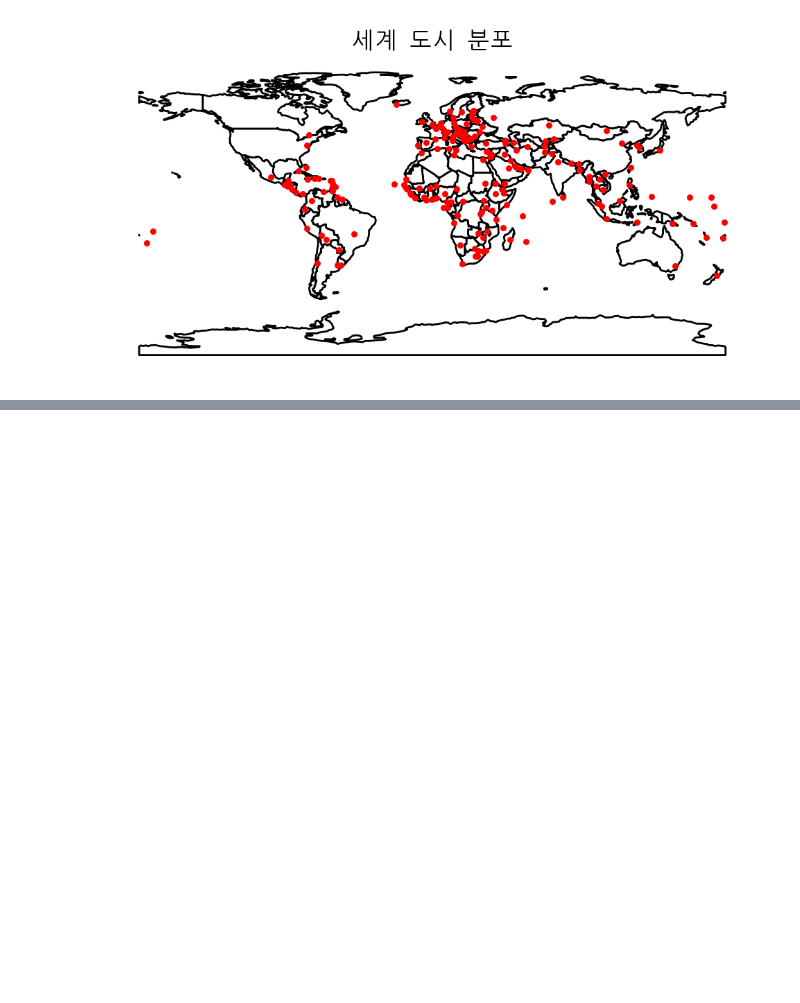
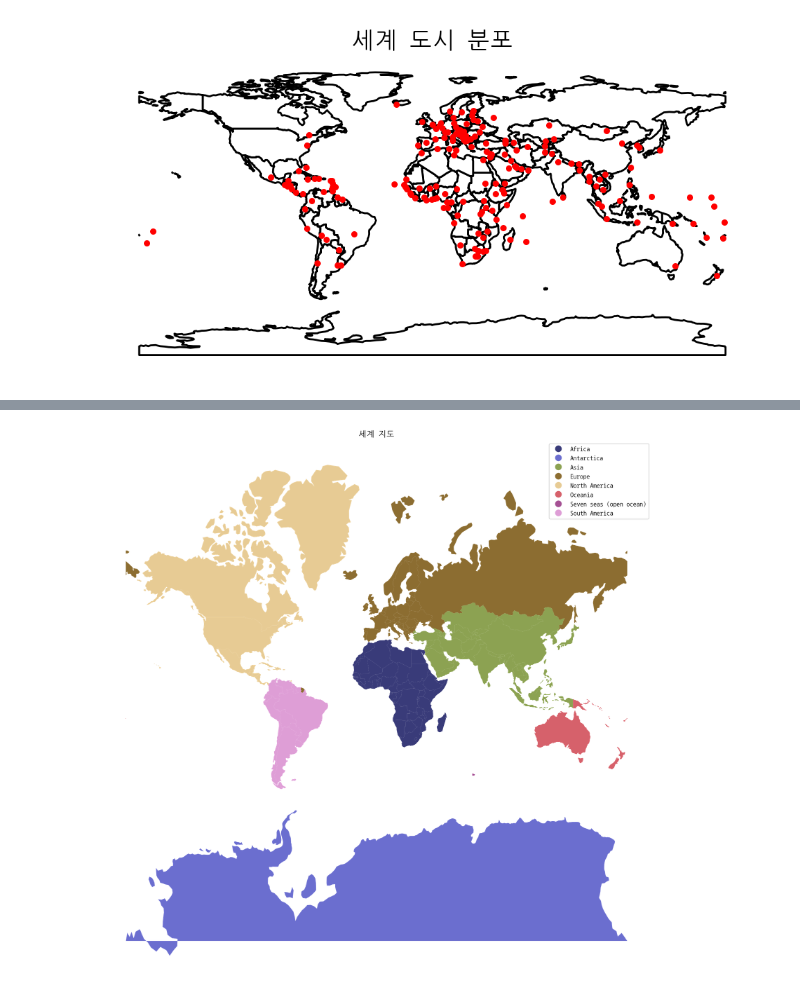
Before and after one commit to anarinsk/test-geopandas, a Jupyter notebook: follow-samplecode.ipynb, the cells around one changed output, grey strips where cells are left out. Saved outputs shown, nothing was run; the diff lists cells and outputs as text; code cells hidden in the pictures; blank space fills up the shorter version.

```diff
--- a/follow-samplecode.ipynb
+++ b/follow-samplecode.ipynb
@@ -68,0 +130,8 @@ korea_border.boundary.squeeze()
+# %%
+ax = countries_mercator.plot(
+    figsize=(15, 15), column='continent', cmap="tab20b", legend=True, categorical=True)
+ax.set_title("세계 지도")
+ax.set_axis_off()
+plt.show()
+# %% [output]
+[figure, added]
```
Also changed, not shown: parts of 5 cells of this notebook, 1 other file.
